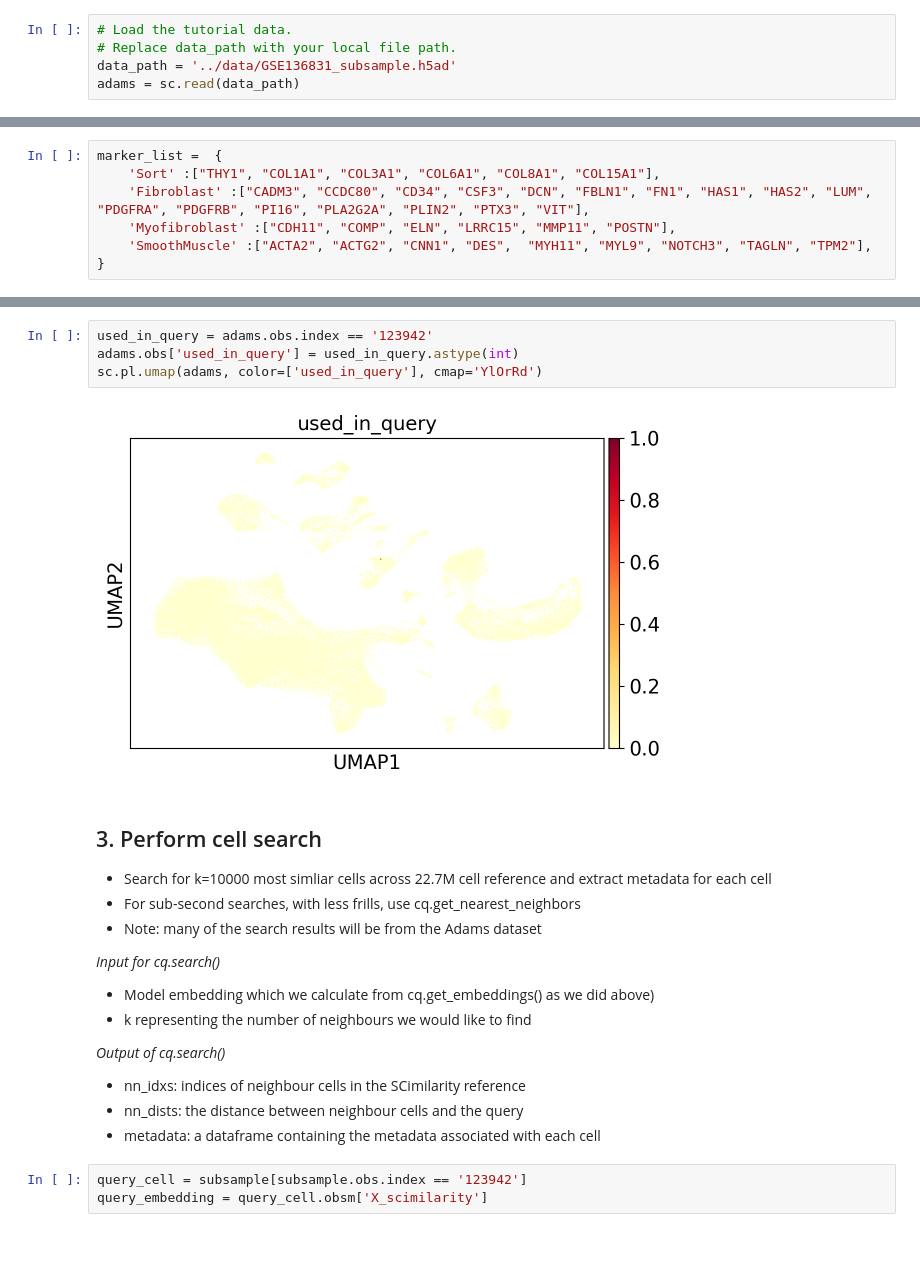
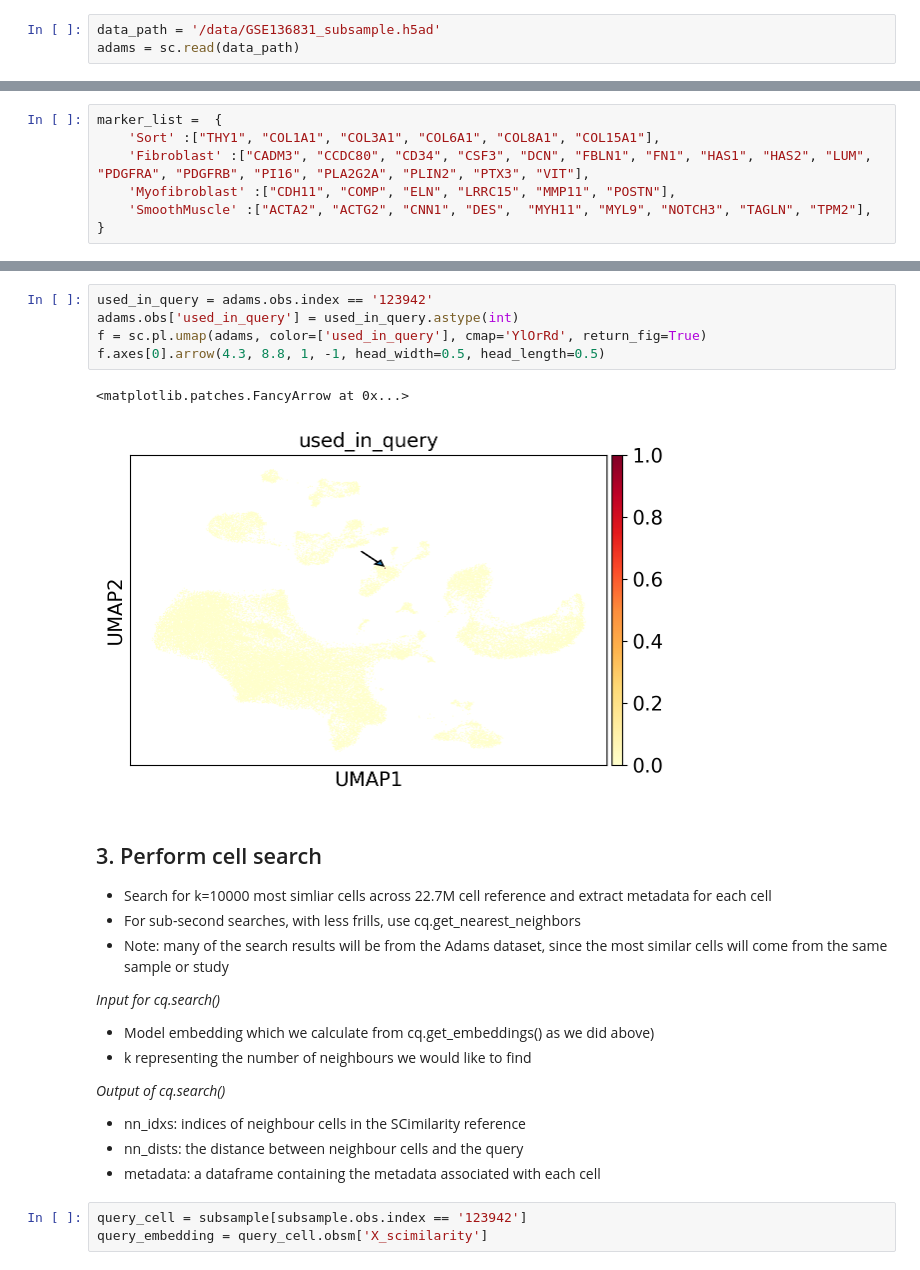
Before and after one commit to Genentech/scimilarity, a Jupyter notebook: docs/notebooks/cell_search_tutorial_1.ipynb, the cells around one changed output, grey strips where cells are left out. Saved outputs shown, nothing was run; the diff lists cells and outputs as text; blank space fills up the shorter version.

```diff
--- a/docs/notebooks/cell_search_tutorial_1.ipynb
+++ b/docs/notebooks/cell_search_tutorial_1.ipynb
@@ -61,7 +49,5 @@ cq = CellQuery(model_path)
 # %%
-# Load the tutorial data.
-# Replace data_path with your local file path.
-data_path = '../data/GSE136831_subsample.h5ad'
+data_path = '/data/GSE136831_subsample.h5ad'
 adams = sc.read(data_path)
 # %% [markdown]
 ### SCimilarity pre-processing
@@ -132,14 +108,16 @@ We will select cell 123942 for our query.
 # %%
 used_in_query = adams.obs.index == '123942'
 adams.obs['used_in_query'] = used_in_query.astype(int)
-sc.pl.umap(adams, color=['used_in_query'], cmap='YlOrRd')
+f = sc.pl.umap(adams, color=['used_in_query'], cmap='YlOrRd', return_fig=True)
+f.axes[0].arrow(4.3, 8.8, 1, -1, head_width=0.5, head_length=0.5)
 # %% [output]
+<matplotlib.patches.FancyArrow at 0x...>
-[figure, old version]
+[figure, new version]
 # %% [markdown]
 ## 3. Perform cell search
  - Search for k=10000 most simliar cells across 22.7M cell reference and extract metadata for each cell
  - For sub-second searches, with less frills, use cq.get_nearest_neighbors
- - Note: many of the search results will be from the Adams dataset
+ - Note: many of the search results will be from the Adams dataset, since the most similar cells will come from the same sample or study
 
  *Input for cq.search()*
  - Model embedding which we calculate from cq.get_embeddings() as we did above)
```
Also changed, not shown: parts of 27 cells of this notebook, 1 other file.
